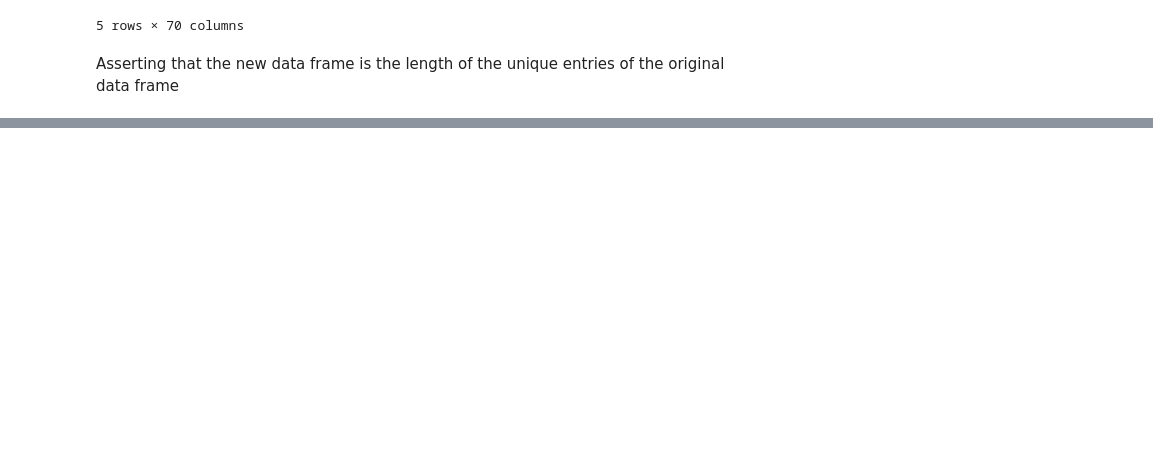
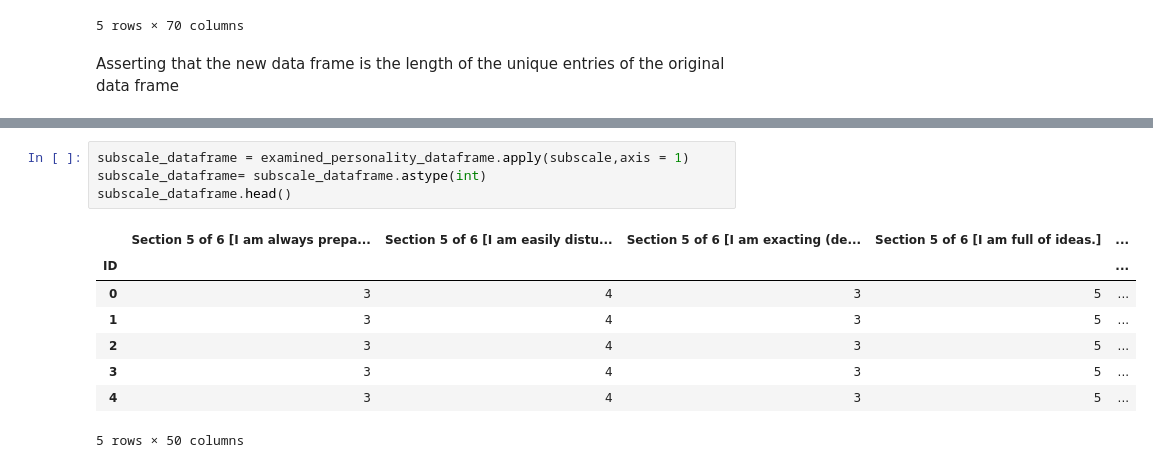
Before and after one commit to RTEE001/Data-wrangling, a Jupyter notebook: data_wrangling/Data-wrangling.ipynb, the cells around one changed output, grey strips where cells are left out. Cells and saved outputs as stored; diff of their text form; blank space fills up the shorter version.

```diff
--- a/data_wrangling/Data-wrangling.ipynb
+++ b/data_wrangling/Data-wrangling.ipynb
@@ -35,0 +70,13 @@ assert original_dataframe['ID'].nunique() == len(clean_dataframe['ID'])
+# %%
+subscale_dataframe = examined_personality_dataframe.apply(subscale,axis = 1)
+subscale_dataframe= subscale_dataframe.astype(int)
+subscale_dataframe.head()
+# %% [output]
+|  | Section 5 of 6 [I am always prepa... | Section 5 of 6 [I am easily distu... | Section 5 of 6 [I am exacting (de... | Section 5 of 6 [I am full of ideas.] | ... |
+| ID |  |  |  |  | ... |
+| 0 | 3 | 4 | 3 | 5 | ... |
+| 1 | 3 | 4 | 3 | 5 | ... |
+| 2 | 3 | 4 | 3 | 5 | ... |
+| 3 | 3 | 4 | 3 | 5 | ... |
+| 4 | 3 | 4 | 3 | 5 | ... |
+5 rows × 50 columns
```
Also changed, not shown: parts of 15 cells of this notebook.
